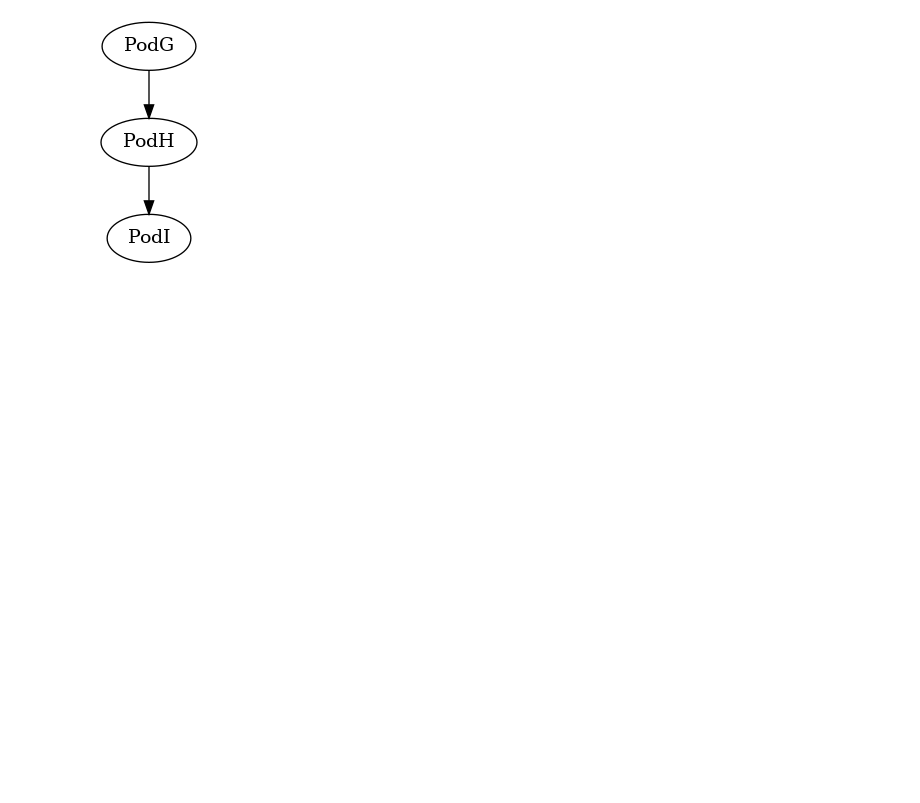
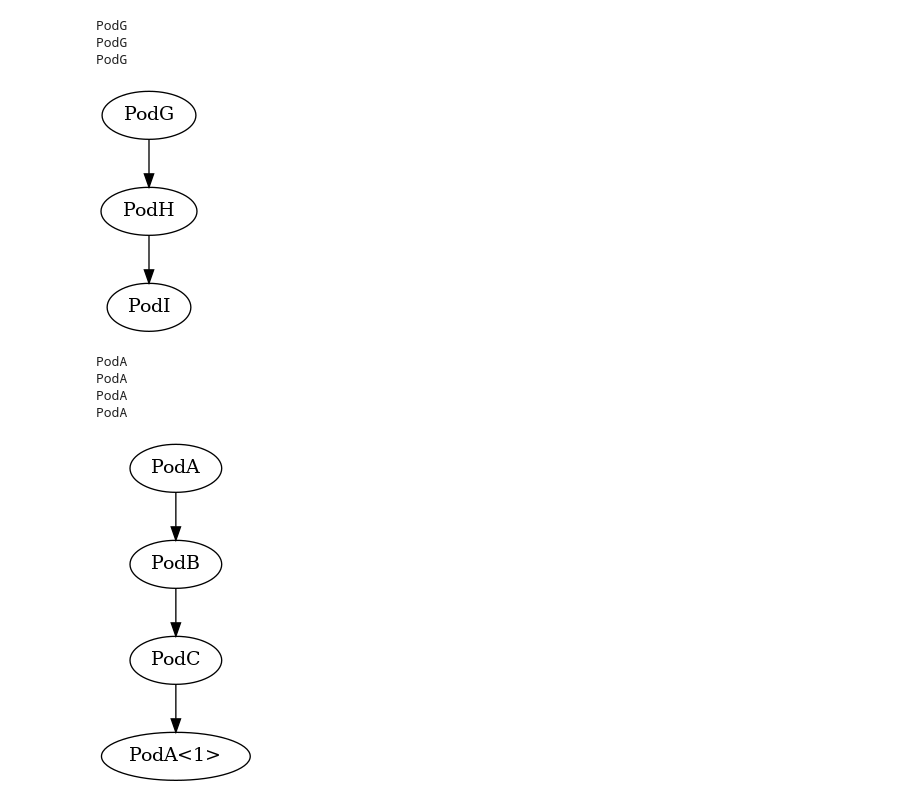
Before and after one commit to walkerlab/orcapod-python, a Jupyter notebook: pipeline.ipynb, the cells around one changed output. Drawn from its saved outputs; the diff is of its cells as text; code cells hidden in the pictures; blank space fills up the shorter version.

```diff
--- a/pipeline.ipynb
+++ b/pipeline.ipynb
@@ -31,12 +52,35 @@ PodE.draw_graph()
 # %%
 # Also you can mix and match both approaches
-PodG = Pod(name="PodG")
-PodH = Pod(name="PodH")
-PodI = Pod(name="PodI")
+pod_g = Pod(name="PodG")
+pod_h = Pod(name="PodH")
+pod_i = Pod(name="PodI")
 
-PodH.add_parent(PodG)
-PodH.add_child(PodI)
+pod_h.add_parent(pod_g)
+pod_h.add_child(pod_i)
 
-PodG.draw_graph()
+pod_g.draw_graph()
 # %% [output]
+PodG
+PodG
+PodG
 [figure]
+# %%
+# Example of duplicate nodes (Example would in the case where a common pre processing step is reused)
+pod_a = Pod(name="PodA")
+pod_b = Pod(name="PodB")
+pod_c = Pod(name="PodC")
+
+pod_b.add_parent(pod_a)
+pod_c.add_parent(pod_b)
+
+
+# Add another pod A after pod_c
+pod_c.add_child(pod_a)
+
+pod_c.draw_graph()
+# %% [output]
+PodA
+PodA
+PodA
+PodA
+[figure, added]
```
Also changed, not shown: parts of 5 cells of this notebook, 1 other file.
